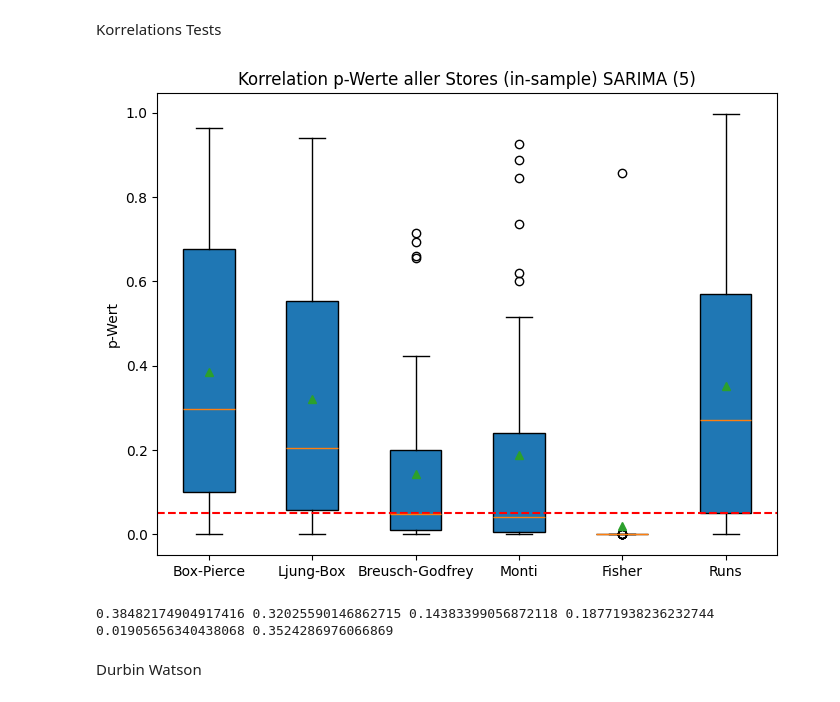
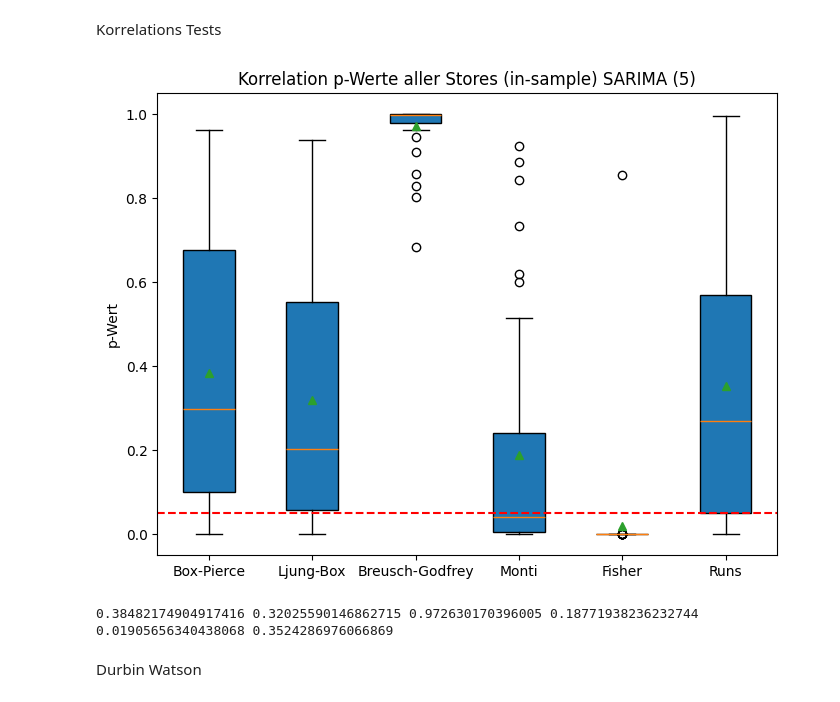
Before and after one commit to netalivo/Bachelor, a Jupyter notebook: main_all_stores.ipynb, the cells around one changed output. Cells and saved outputs as stored; diff of their text form; code cells hidden in the pictures.

Commit message:
fixed breusch godfrey test

```diff
--- a/main_all_stores.ipynb
+++ b/main_all_stores.ipynb
@@ -85,7 +85,6 @@ for store in range(1, 46):
     order = tuple(sarima_params["order"])
     seasonal_order = tuple(sarima_params["seasonal_order"])
 
-    # SARIMA Modell erstellen
     if resid is not None:
         # Box-Pierce Test
         try:
@@ -103,7 +102,7 @@ for store in range(1, 46):
             lb_pvalues.append(np.nan)
         # Breusch-Godfrey Test
         try:
-            _, p_value = breusch_godfrey_test(residuals = resid, lags = 12, print_results = False)
+            _, p_value = breusch_godfrey_test(model = sarima_models[store], lags = 29, print_results = False)
             bg_pvalues.append(p_value)
         except Exception as e:
             print(f"Fehler beim Breusch-Godfrey Test für Store {store}: {e}")
@@ -125,35 +124,35 @@ for store in range(1, 46):
         # Runs Test
         try:
             _, p_value = run_test(residuals = resid, print_results = False)
             rt_pvalues.append(p_value)
         except Exception as e:
             print(f"Fehler beim Runs Test für Store {store}: {e}")
             rt_pvalues.append(np.nan)
     else:
         bp_pvalues.append(np.nan)
         lb_pvalues.append(np.nan)
         bg_pvalues.append(np.nan)
         rt_pvalues.append(np.nan)
         m_pvalues.append(np.nan)
         f_pvalues.append(np.nan)
 
 
 pvalues = np.column_stack([bp_pvalues, lb_pvalues, bg_pvalues, m_pvalues, f_pvalues, rt_pvalues])
 
 
 # Erstelle einen Boxplot der p-Werte
 plt.figure(figsize=(8, 6))
 plt.boxplot(pvalues, patch_artist=True, showmeans=True)
 plt.title("Korrelation p-Werte aller Stores (in-sample) SARIMA (5)")
 plt.ylabel("p-Wert")
 plt.xticks([1, 2, 3, 4, 5, 6], ["Box-Pierce", "Ljung-Box", "Breusch-Godfrey", "Monti", "Fisher", "Runs"])
 plt.axhline(0.05, color='red', linestyle='--', label='Signifikanzniveau 0.05')
 plt.show()
 
 print(np.mean(bp_pvalues), np.mean(lb_pvalues), np.mean(bg_pvalues), np.mean(m_pvalues), np.mean(f_pvalues), np.mean(rt_pvalues))
 # %% [output]
-[figure, old version]
+[figure, new version]
-0.38482174904917416 0.32025590146862715 0.14383399056872118 0.18771938236232744 0.01905656340438068 0.3524286976066869
+0.38482174904917416 0.32025590146862715 0.972630170396005 0.18771938236232744 0.01905656340438068 0.3524286976066869
 # %% [markdown]
 Durbin Watson
 # %%
```
Also changed, not shown: parts of 2 cells of this notebook, 2 other files.
